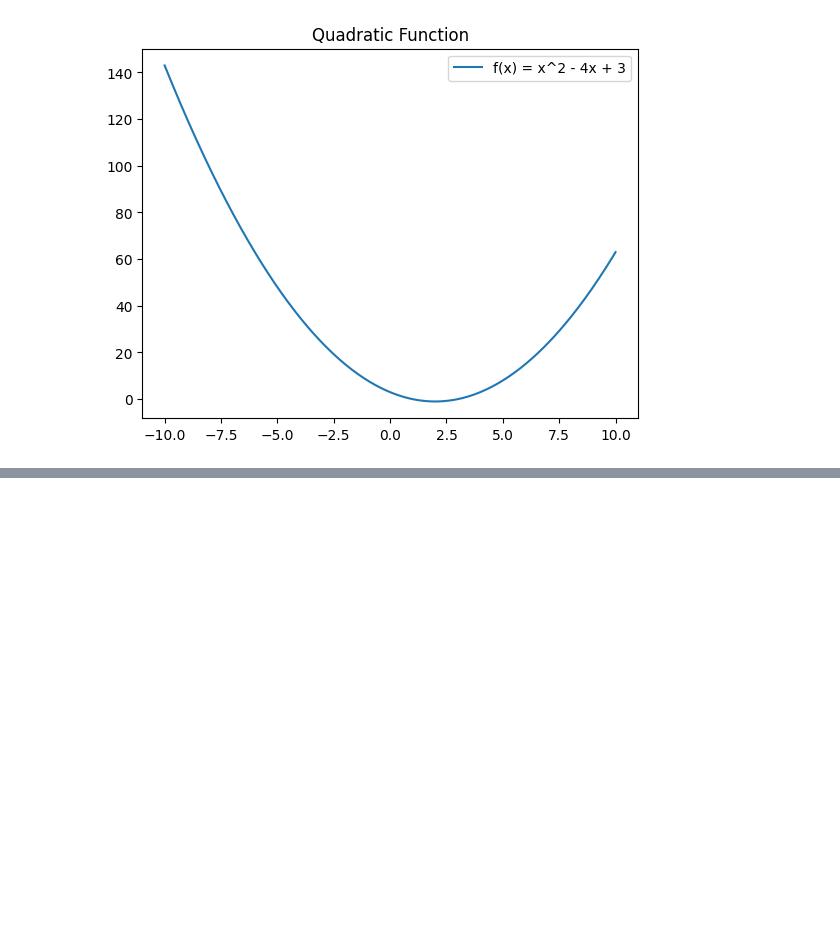
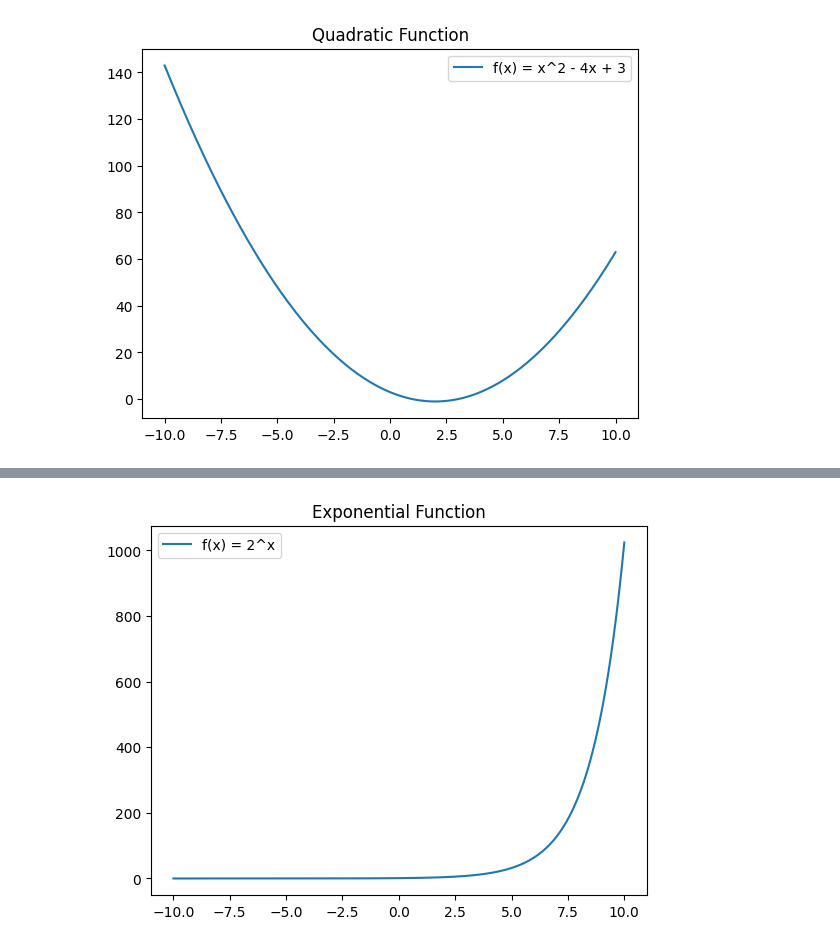
Before and after one commit to nova888/Data-Science, a Jupyter notebook: Kalkulus.ipynb, the cells around one changed output, grey strips where cells are left out. Saved outputs shown, nothing was run; the diff lists cells and outputs as text; code cells hidden in the pictures; blank space fills up the shorter version.

```diff
--- a/Kalkulus.ipynb
+++ b/Kalkulus.ipynb
@@ -31,0 +44,12 @@ plt.show()
+# %%
+#Fungsi Eksponensial
+
+
+x = np.linspace(-10, 10, 400)
+y = 2**x
+plt.plot(x, y, label='f(x) = 2^x')
+plt.title("Exponential Function")
+plt.legend()
+plt.show()
+# %% [output]
+[figure, added]
```
Also changed, not shown: parts of 1 cell of this notebook.
